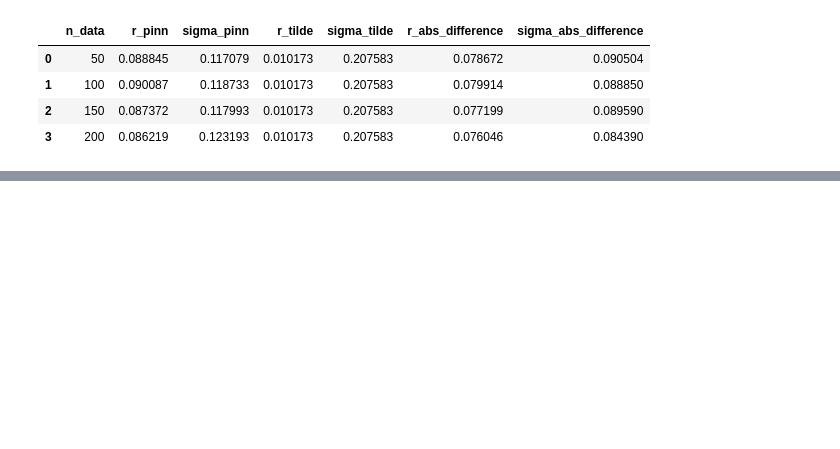
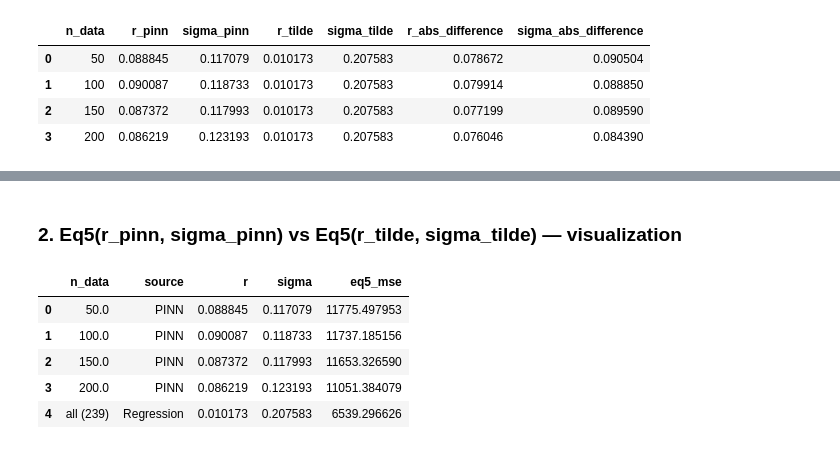
Before and after one commit to michellely-mm/PINN_Option_Pricing, a Jupyter notebook: 09_regression_real_data.ipynb, the cells around one changed output, grey strips where cells are left out. Cells and saved outputs as stored; diff of their text form; code cells hidden in the pictures; blank space fills up the shorter version.

```diff
--- a/09_regression_real_data.ipynb
+++ b/09_regression_real_data.ipynb
@@ -393,0 +435,50 @@ parameter_comparison
+# %% [markdown]
+### 2. Eq5(r_pinn, sigma_pinn) vs Eq5(r_tilde, sigma_tilde) — visualization
+# %%
+def eq5_mse(r, sigma, S, tau, V_market, K):
+    """
+    Paper Eq. (5): plug (r, sigma) into the analytical BS formula and
+    compute MSE against real market prices. Same formula used for both
+    the PINN's estimated (r, sigma) and the regression's (r_tilde, sigma_tilde)
+    — isolates the quality of the parameter estimate itself
+    """
+    V_pred = black_scholes_call_price(S=S, tau=tau, K=K, r=r, sigma=sigma)
+    return np.mean((V_pred - V_market) ** 2)
+
+
+eq5_results = []
+
+for _, row in parameter_comparison.iterrows():
+    eq5_pinn = eq5_mse(
+        r=row["r_pinn"], sigma=row["sigma_pinn"],
+        S=S_real, tau=tau_real, V_market=V_market, K=K,
+    )
+    eq5_results.append({
+        "n_data": row["n_data"],
+        "source": "PINN",
+        "r": row["r_pinn"],
+        "sigma": row["sigma_pinn"],
+        "eq5_mse": eq5_pinn,
+    })
+
+eq5_tilde = eq5_mse(
+    r=r_tilde, sigma=sigma_tilde,
+    S=S_real, tau=tau_real, V_market=V_market, K=K,
+)
+eq5_results.append({
+    "n_data": "all (239)",
+    "source": "Regression",
+    "r": r_tilde,
+    "sigma": sigma_tilde,
+    "eq5_mse": eq5_tilde,
+})
+
+eq5_comparison = pd.DataFrame(eq5_results)
+eq5_comparison
+# %% [output]
+|  | n_data | source | r | sigma | eq5_mse |
+| 0 | 50.0 | PINN | 0.088845 | 0.117079 | 11775.497953 |
+| 1 | 100.0 | PINN | 0.090087 | 0.118733 | 11737.185156 |
+| 2 | 150.0 | PINN | 0.087372 | 0.117993 | 11653.326590 |
+| 3 | 200.0 | PINN | 0.086219 | 0.123193 | 11051.384079 |
+| 4 | all (239) | Regression | 0.010173 | 0.207583 | 6539.296626 |
```
Also changed, not shown: parts of 4 cells of this notebook, 7 other files.
